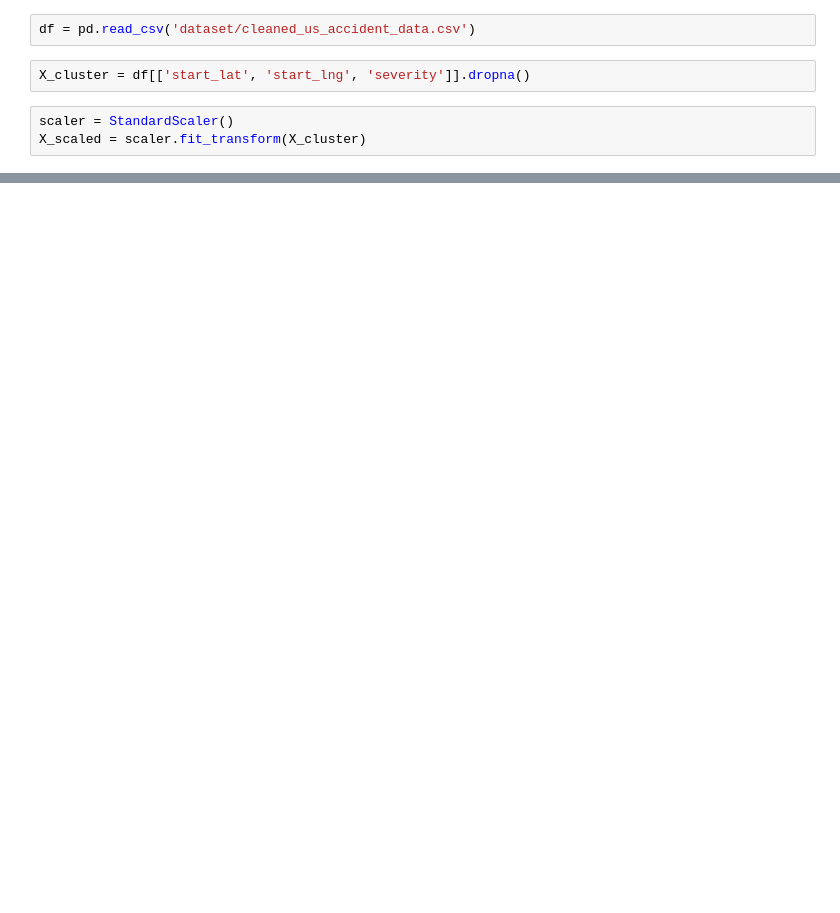
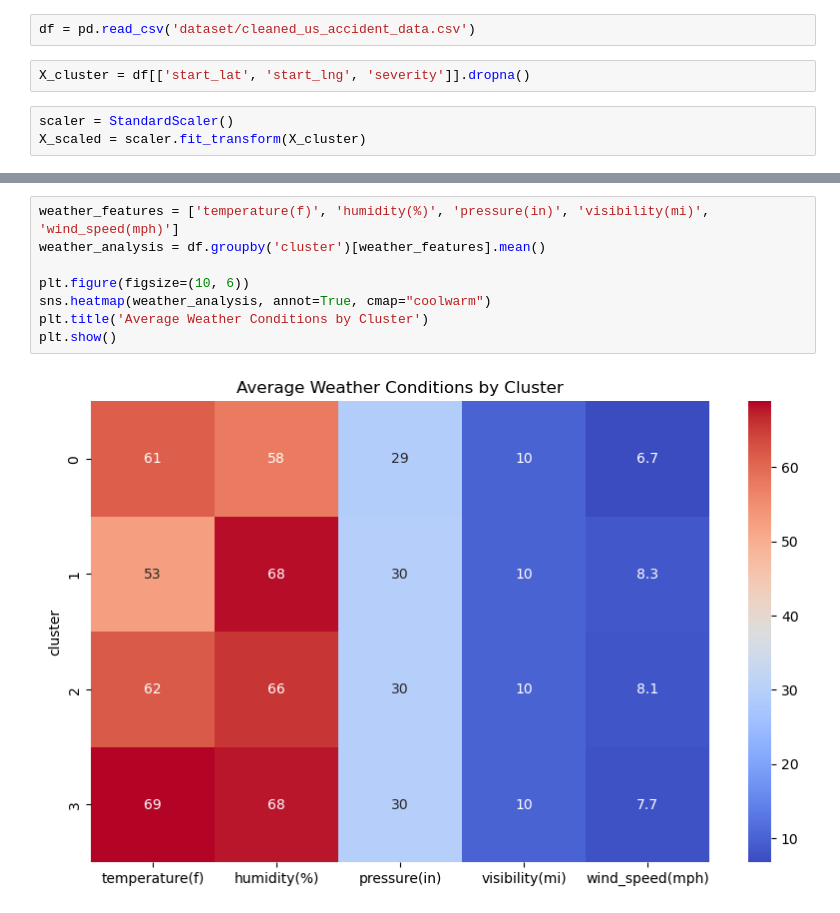
Before and after one commit to AnshMotwani/DM-Traffic-Accidents, a Jupyter notebook: Area_Detection_Kmeans.ipynb, the cells around one changed output, grey strips where cells are left out. Drawn from its saved outputs; the diff is of its cells as text; blank space fills up the shorter version.

```diff
--- a/Area_Detection_Kmeans.ipynb
+++ b/Area_Detection_Kmeans.ipynb
@@ -44,0 +114,10 @@ m
+# %%
+weather_features = ['temperature(f)', 'humidity(%)', 'pressure(in)', 'visibility(mi)', 'wind_speed(mph)']
+weather_analysis = df.groupby('cluster')[weather_features].mean()
+
+plt.figure(figsize=(10, 6))
+sns.heatmap(weather_analysis, annot=True, cmap="coolwarm")
+plt.title('Average Weather Conditions by Cluster')
+plt.show()
+# %% [output]
+[figure, added]
```
Also changed, not shown: parts of 10 cells of this notebook, 1 other file.
